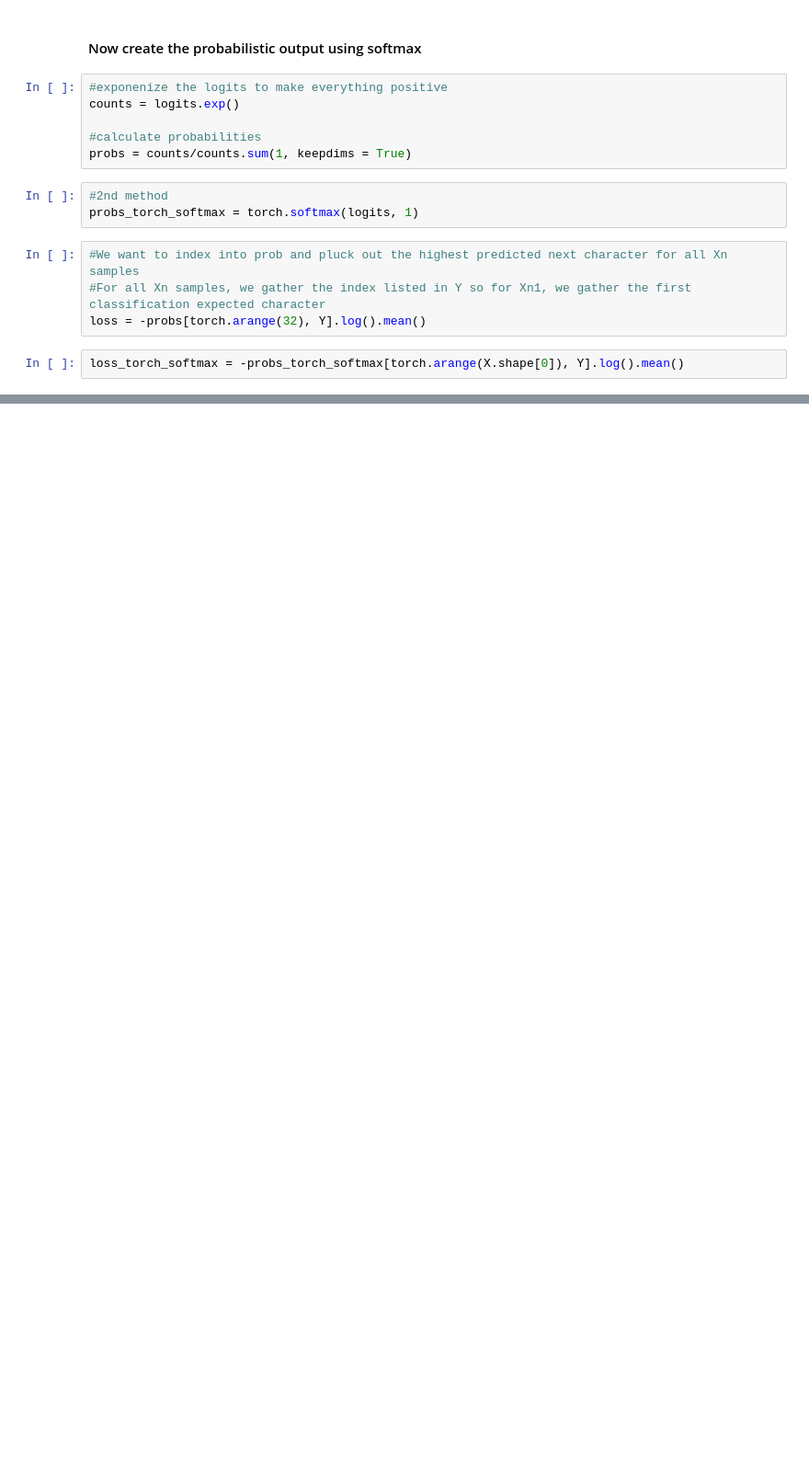
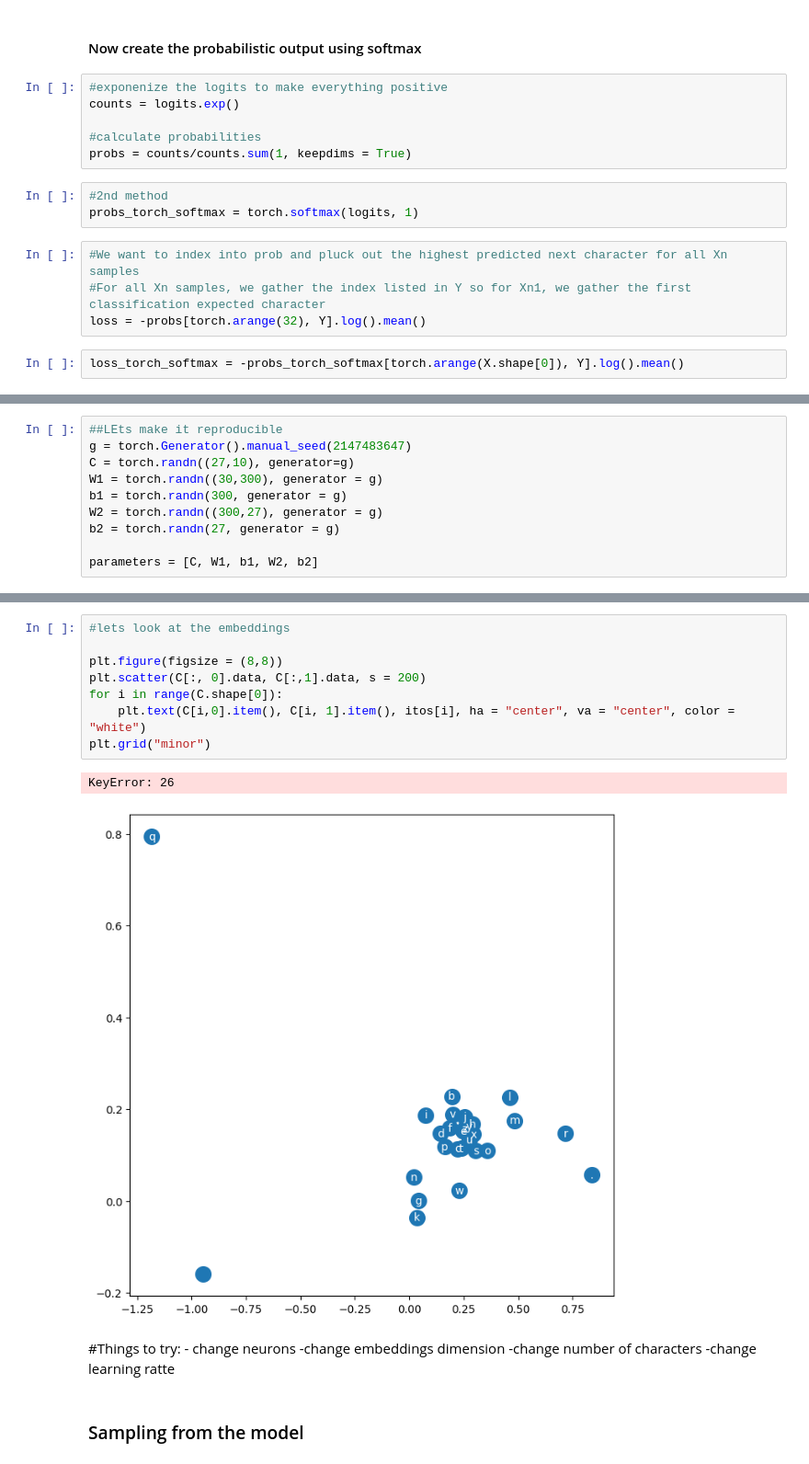
Before and after one commit to eitanzeev/first_principles, a Jupyter notebook: makemore_construction_part_2.ipynb, the cells around one changed output, grey strips where cells are left out. Shown at 92% size. Cells and saved outputs as stored; diff of their text form; blank space fills up the shorter version.

```diff
--- a/makemore_construction_part_2.ipynb
+++ b/makemore_construction_part_2.ipynb
@@ -214,0 +270,10 @@ for _ in range(0,10)
+# %%
+##LEts make it reproducible
+g = torch.Generator().manual_seed(2147483647)
+C = torch.randn((27,10), generator=g)
+W1 = torch.randn((30,300), generator = g)
+b1 = torch.randn(300, generator = g)
+W2 = torch.randn((300,27), generator = g)
+b2 = torch.randn(27, generator = g)
+
+parameters = [C, W1, b1, W2, b2]
@@ -214,0 +372,19 @@ for _ in range(0,10)
+# %%
+#lets look at the embeddings
+
+plt.figure(figsize = (8,8))
+plt.scatter(C[:, 0].data, C[:,1].data, s = 200)
+for i in range(C.shape[0]):
+    plt.text(C[i,0].item(), C[i, 1].item(), itos[i], ha = "center", va = "center", color = "white")
+plt.grid("minor")
+# %% [output]
+KeyError: 26
+[figure, added]
+# %% [markdown]
+#Things to try:
+    - change neurons
+    -change embeddings dimension
+    -change number of characters
+    -change learning ratte
+# %% [markdown]
+### Sampling from the model
```
Also changed, not shown: parts of 34 cells of this notebook, 1 other file.
